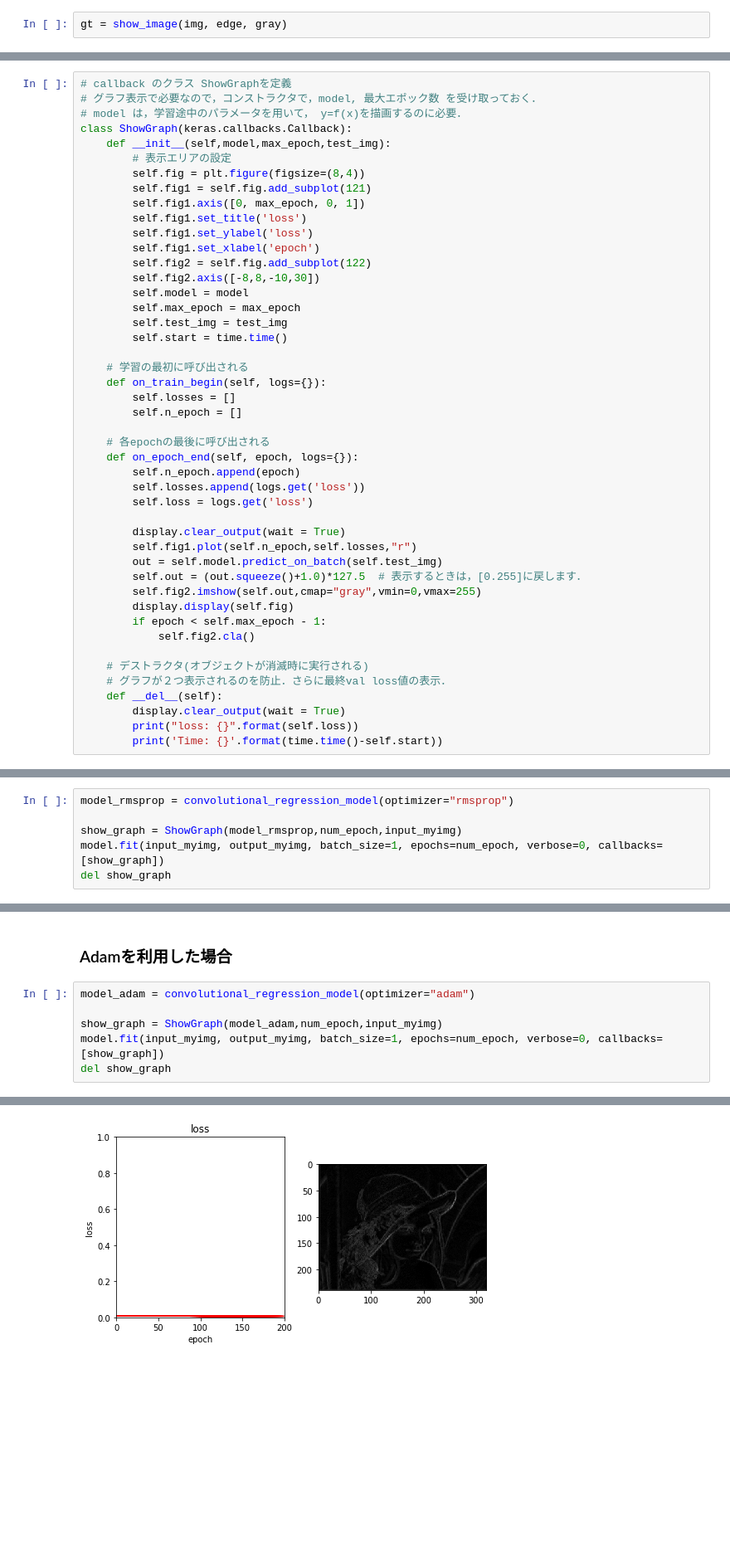
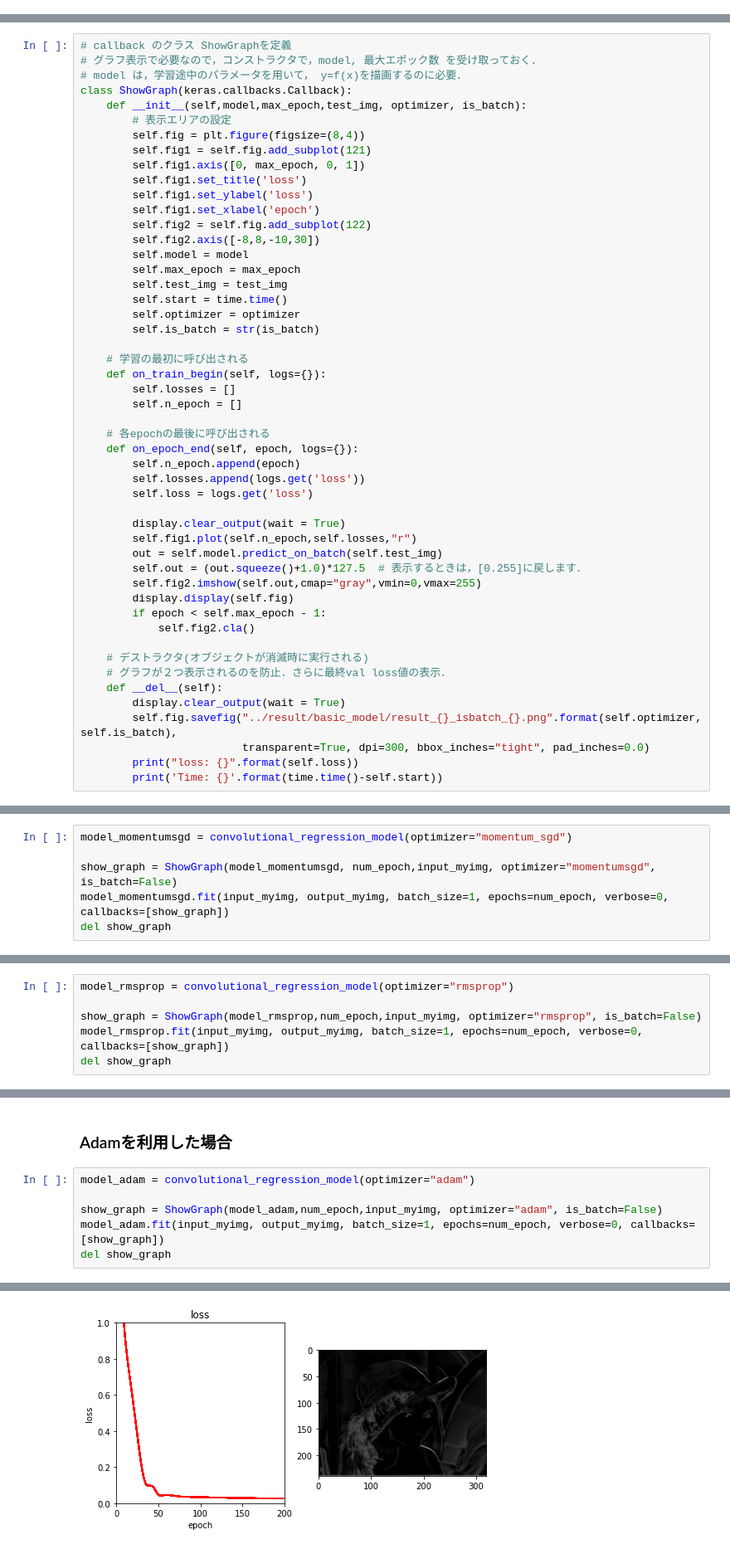
Before and after one commit to Knt44kw/SystemRecognition, a Jupyter notebook: code/kadai2/conv_keras.ipynb, the cells around one changed output, grey strips where cells are left out. Shown at 83% size. Cells and saved outputs as stored; diff of their text form; blank space fills up the shorter version.

```diff
--- a/code/kadai2/conv_keras.ipynb
+++ b/code/kadai2/conv_keras.ipynb
@@ -91,5 +94,3 @@ def show_image(img, edge, gray, use_edge=True):
     plt.imshow(gt,plt.cm.gray)
 
     return gt
-# %%
-gt = show_image(img, edge, gray)
@@ -135,7 +124,7 @@ def convert_pixel_value(img, gt):
 # グラフ表示で必要なので，コンストラクタで，model, 最大エポック数 を受け取っておく．
 # model は，学習途中のパラメータを用いて， y=f(x)を描画するのに必要．
 class ShowGraph(keras.callbacks.Callback):
-    def __init__(self,model,max_epoch,test_img):
+    def __init__(self,model,max_epoch,test_img, optimizer, is_batch):
         # 表示エリアの設定
         self.fig = plt.figure(figsize=(8,4))
         self.fig1 = self.fig.add_subplot(121)
@@ -149,6 +138,8 @@ class ShowGraph(keras.callbacks.Callback):
         self.max_epoch = max_epoch
         self.test_img = test_img
         self.start = time.time()
+        self.optimizer = optimizer
+        self.is_batch = str(is_batch)
 
     # 学習の最初に呼び出される
     def on_train_begin(self, logs={}):
@@ -174,5 +165,7 @@ class ShowGraph(keras.callbacks.Callback):
     # グラフが２つ表示されるのを防止．さらに最終val loss値の表示．
     def __del__(self):
         display.clear_output(wait = True)
+        self.fig.savefig("../result/basic_model/result_{}_isbatch_{}.png".format(self.optimizer, self.is_batch),
+                         transparent=True, dpi=300, bbox_inches="tight", pad_inches=0.0)
         print("loss: {}".format(self.loss))
         print('Time: {}'.format(time.time()-self.start))
@@ -298,0 +229,6 @@ input_myimg, output_myimg = convert_pixel_value(my_img, my_gt)
+# %%
+model_momentumsgd = convolutional_regression_model(optimizer="momentum_sgd")
+
+show_graph = ShowGraph(model_momentumsgd, num_epoch,input_myimg, optimizer="momentumsgd", is_batch=False)
+model_momentumsgd.fit(input_myimg, output_myimg, batch_size=1, epochs=num_epoch, verbose=0, callbacks=[show_graph])
+del show_graph
@@ -301,7 +241,7 @@ input_myimg, output_myimg = convert_pixel_value(my_img, my_gt)
 # %%
 model_rmsprop = convolutional_regression_model(optimizer="rmsprop")
 
-show_graph = ShowGraph(model_rmsprop,num_epoch,input_myimg)
-model.fit(input_myimg, output_myimg, batch_size=1, epochs=num_epoch, verbose=0, callbacks=[show_graph])
+show_graph = ShowGraph(model_rmsprop,num_epoch,input_myimg, optimizer="rmsprop", is_batch=False)
+model_rmsprop.fit(input_myimg, output_myimg, batch_size=1, epochs=num_epoch, verbose=0, callbacks=[show_graph])
 del show_graph
 # %% [output]
@@ -312,7 +253,7 @@ del show_graph
 # %%
 model_adam = convolutional_regression_model(optimizer="adam")
 
-show_graph = ShowGraph(model_adam,num_epoch,input_myimg)
-model.fit(input_myimg, output_myimg, batch_size=1, epochs=num_epoch, verbose=0, callbacks=[show_graph])
+show_graph = ShowGraph(model_adam,num_epoch,input_myimg, optimizer="adam", is_batch=False)
+model_adam.fit(input_myimg, output_myimg, batch_size=1, epochs=num_epoch, verbose=0, callbacks=[show_graph])
 del show_graph
 # %% [output]
@@ -319 +262 @@ del show_graph
-[figure, old version]
+[figure, new version]
```
Also changed, not shown: parts of 29 cells of this notebook, 3 other files.
